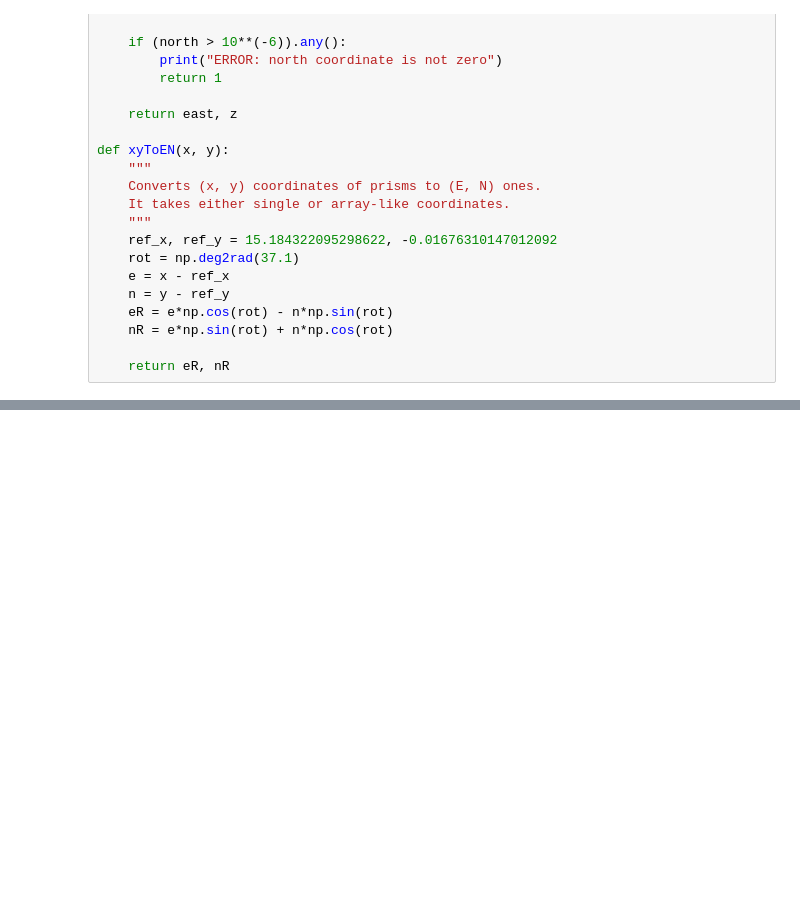
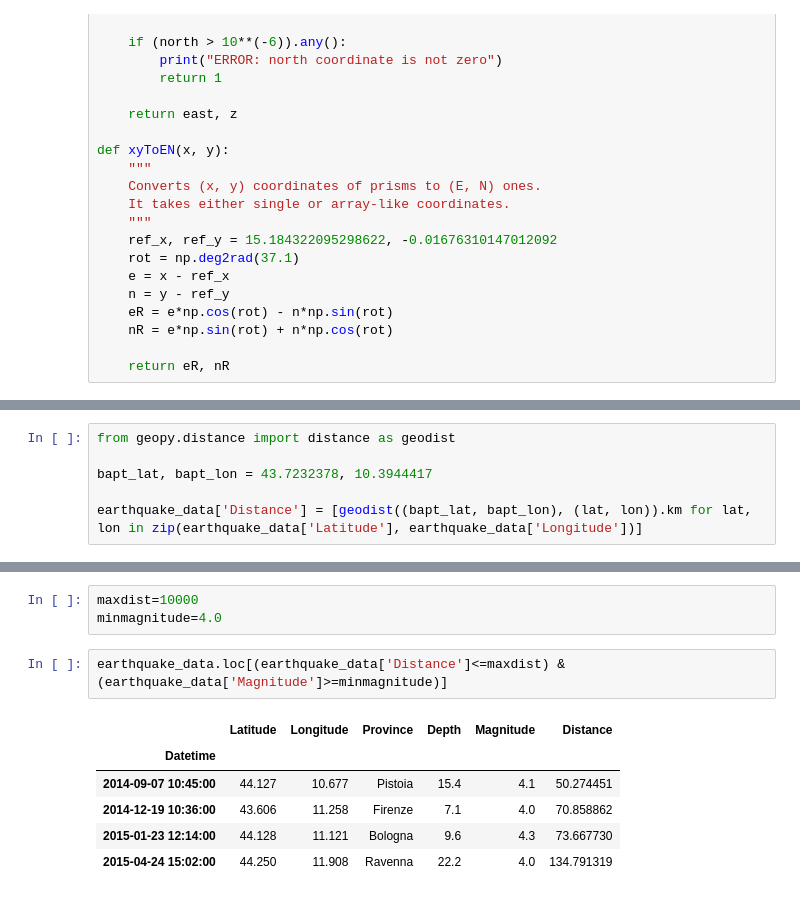
Before and after one commit to carloresta/baptistery-data, a Jupyter notebook: testing.ipynb, the cells around one changed output, grey strips where cells are left out. Drawn from its saved outputs; the diff is of its cells as text; blank space fills up the shorter version.

```diff
--- a/testing.ipynb
+++ b/testing.ipynb
@@ -410,0 +372,6 @@ prism_z_rel[pname]
+# %%
+from geopy.distance import distance as geodist
+
+bapt_lat, bapt_lon = 43.7232378, 10.3944417
+
+earthquake_data['Distance'] = [geodist((bapt_lat, bapt_lon), (lat, lon)).km for lat, lon in zip(earthquake_data['Latitude'], earthquake_data['Longitude'])]
@@ -410,0 +394,12 @@ prism_z_rel[pname]
+# %%
+maxdist=10000
+minmagnitude=4.0
+# %%
+earthquake_data.loc[(earthquake_data['Distance']<=maxdist) & (earthquake_data['Magnitude']>=minmagnitude)]
+# %% [output]
+|  | Latitude | Longitude | Province | Depth | Magnitude | Distance |
+| Datetime |  |  |  |  |  |  |
+| 2014-09-07 10:45:00 | 44.127 | 10.677 | Pistoia | 15.4 | 4.1 | 50.274451 |
+| 2014-12-19 10:36:00 | 43.606 | 11.258 | Firenze | 7.1 | 4.0 | 70.858862 |
+| 2015-01-23 12:14:00 | 44.128 | 11.121 | Bologna | 9.6 | 4.3 | 73.667730 |
+| 2015-04-24 15:02:00 | 44.250 | 11.908 | Ravenna | 22.2 | 4.0 | 134.791319 |
```
Also changed, not shown: parts of 15 cells of this notebook, 2 other files.
